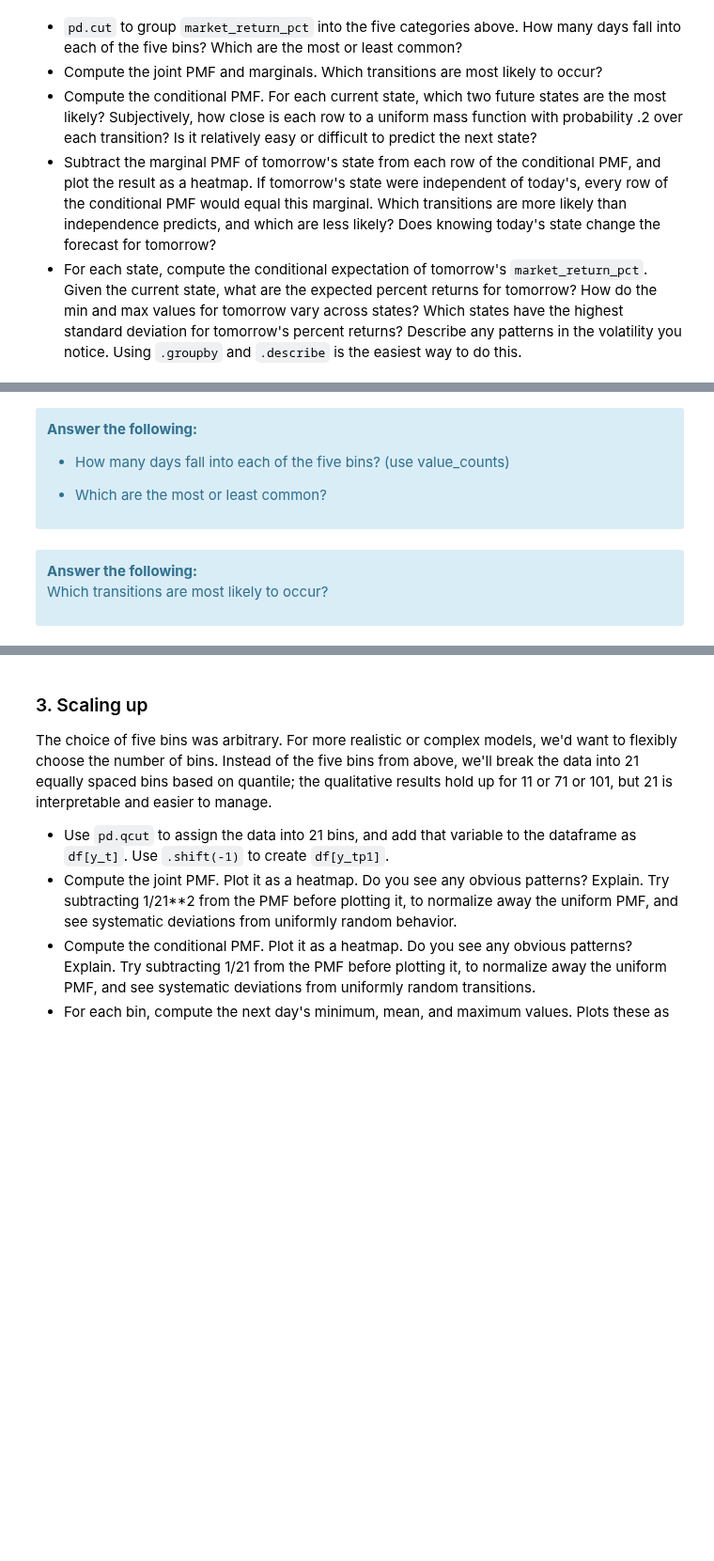
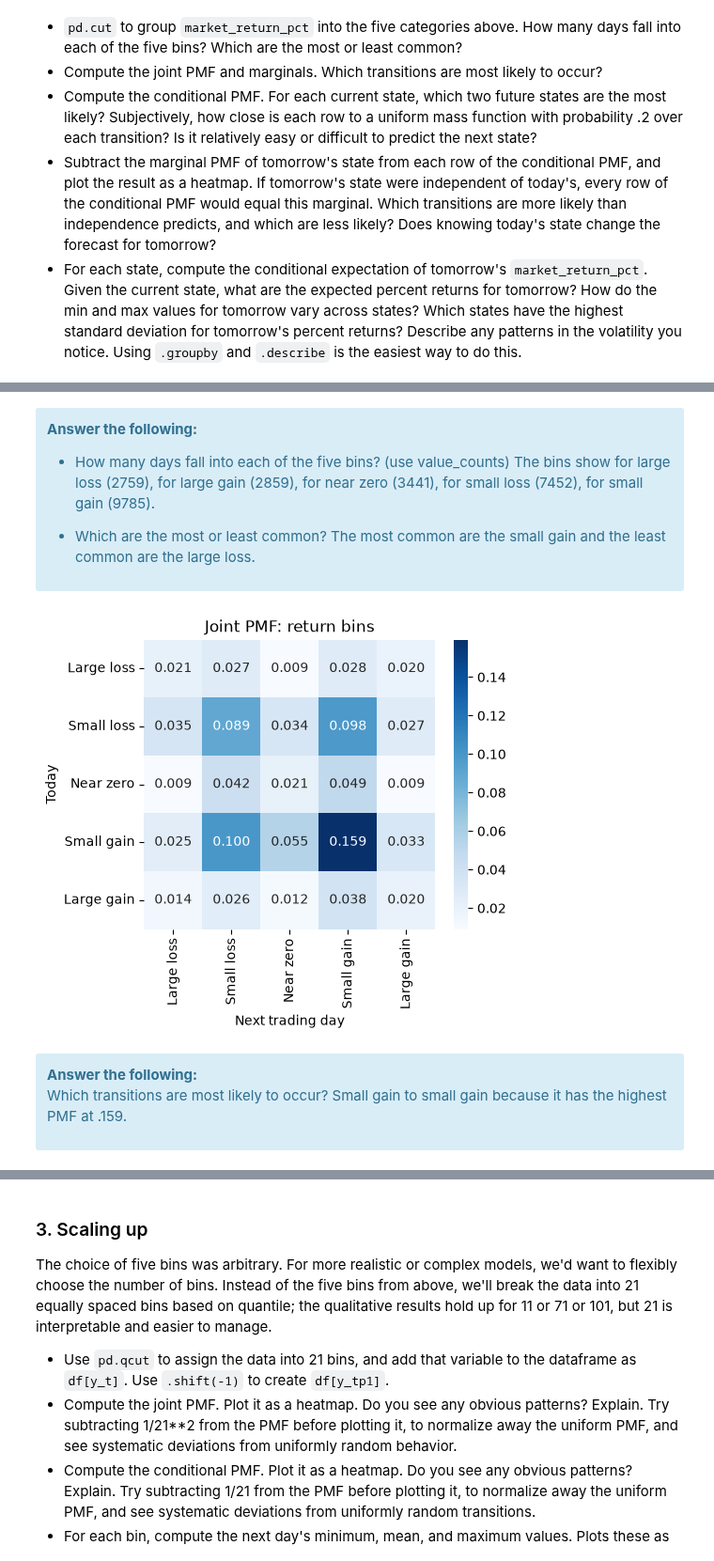
Before and after one commit to rayyan-siddiqui14/UU_F26_templates, a Jupyter notebook: Week09/Thursday_lab/lab08.ipynb, the cells around one changed output, grey strips where cells are left out. Shown at 94% size. Cells and saved outputs as stored; diff of their text form; code cells hidden in the pictures; blank space fills up the shorter version.

```diff
--- a/Week09/Thursday_lab/lab08.ipynb
+++ b/Week09/Thursday_lab/lab08.ipynb
@@ -103,4 +141,4 @@ For example, −2 belongs to **Large loss**, 0.05 to **Near zero**, and 0.8 to *
 - For each state, compute the conditional expectation of tomorrow's `market_return_pct`. Given the current state, what are the expected percent returns for tomorrow? How do the min and max values for tomorrow vary across states? Which states have the highest standard deviation for tomorrow's percent returns? Describe any patterns in the volatility you notice. Using `.groupby` and `.describe` is the easiest way to do this.
 # %%
 return_categories = ['Large loss', 'Small loss', 'Near zero', 'Small gain', 'Large gain']
-df['return_bin'] = #TODO use pd.cut to make return bins with the categories above
+df['return_bin'] = pd.cut(df['market_return_pct'], bins = [-np.inf, -1, -0.1, 0.1, 1, np.inf], labels = return_categories)
@@ -107,2 +155,5 @@ df['return_bin'] = #TODO use pd.cut to make return bins with the categories abov
 # %%
 #make y_t and y_tp1 columns for the return bins
+
+df['y_t'] = df['return_bin']
+df['y_tp1'] = df['return_bin'].shift(-1)
@@ -110,15 +172,24 @@ df['return_bin'] = #TODO use pd.cut to make return bins with the categories abov
 <div class='alert alert-info'><b>Answer the following:</b>
 
 - How many days fall into each of the five bins?  (use value_counts)
-- Which are the most or least common?
+The bins show for large loss (2759), for large gain (2859), for near zero (3441), for small loss (7452), for small gain (9785).
+- Which are the most or least common? The most common are the small gain and the least common are the large loss.
 
   </div>
 # %%
 #joint PMF with marginals
+
+fig, ax = plt.subplots(figsize=(5, 4))
+sns.heatmap(pd.crosstab(df['y_t'], df['y_tp1'], normalize = True),
+            annot=True, fmt='.3f', cmap='Blues', ax=ax)
+ax.set(xlabel='Next trading day', ylabel='Today', title='Joint PMF: return bins')
+plt.show()
+# %% [output]
+[figure, added]
 # %% [markdown]
 <div class='alert alert-info'><b>Answer the following:</b>
 
-Which transitions are most likely to occur?
+Which transitions are most likely to occur? Small gain to small gain because it has the highest PMF at .159.
 
 </div>
 # %%
```
Also changed, not shown: parts of 30 cells of this notebook, 3 other files.
